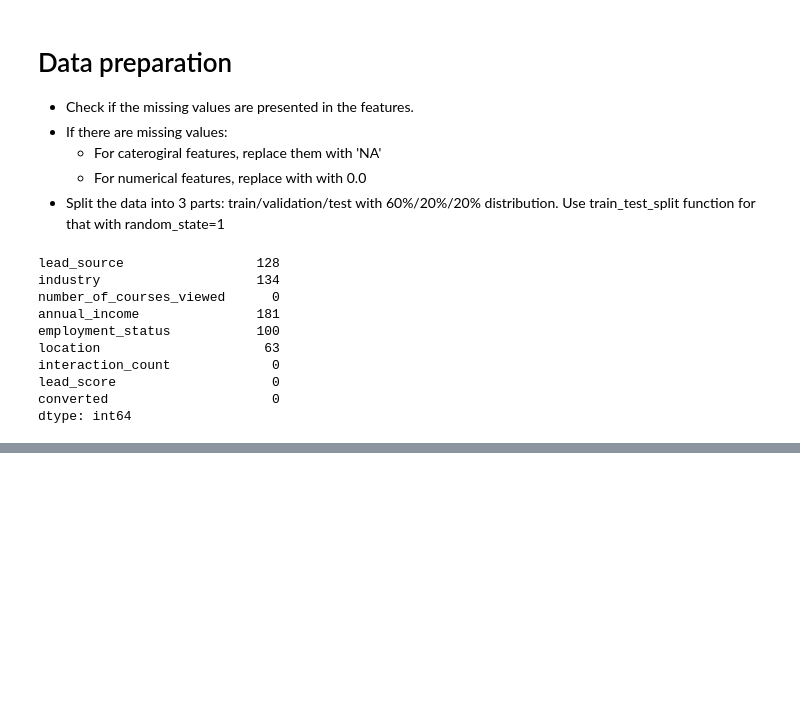
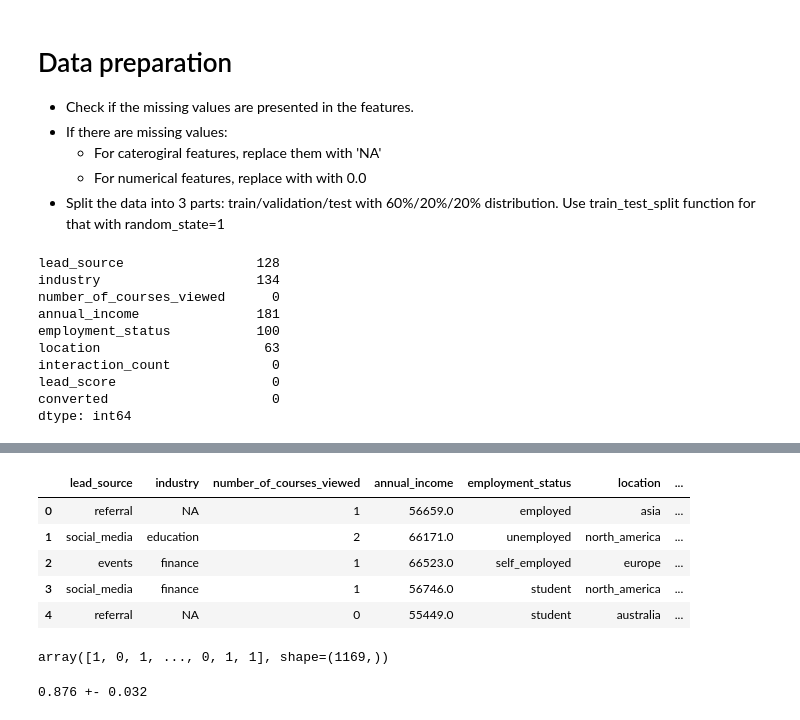
Before and after one commit to NuriaAk/machine_learning_project, a Jupyter notebook: 04-eval_metrics_classification/homework-04.ipynb, the cells around one changed output, grey strips where cells are left out. Saved outputs shown, nothing was run; the diff lists cells and outputs as text; code cells hidden in the pictures; blank space fills up the shorter version.

```diff
--- a/04-eval_metrics_classification/homework-04.ipynb
+++ b/04-eval_metrics_classification/homework-04.ipynb
@@ -115,0 +342,13 @@ df_train.head()
+# %%
+df_full_train.head()
+# %% [output]
+|  | lead_source | industry | number_of_courses_viewed | annual_income | employment_status | location | ... |
+| 0 | referral | NA | 1 | 56659.0 | employed | asia | ... |
+| 1 | social_media | education | 2 | 66171.0 | unemployed | north_america | ... |
+| 2 | events | finance | 1 | 66523.0 | self_employed | europe | ... |
+| 3 | social_media | finance | 1 | 56746.0 | student | north_america | ... |
+| 4 | referral | NA | 0 | 55449.0 | student | australia | ... |
+# %%
+y_full_train
+# %% [output]
+array([1, 0, 1, ..., 0, 1, 1], shape=(1169,))
@@ -115,0 +390,4 @@ df_train.head()
+# %%
+print('%.3f +- %.3f' % (np.mean(scores), np.std(scores)))
+# %% [output]
+0.876 +- 0.032
```
Also changed, not shown: parts of 34 cells of this notebook.
